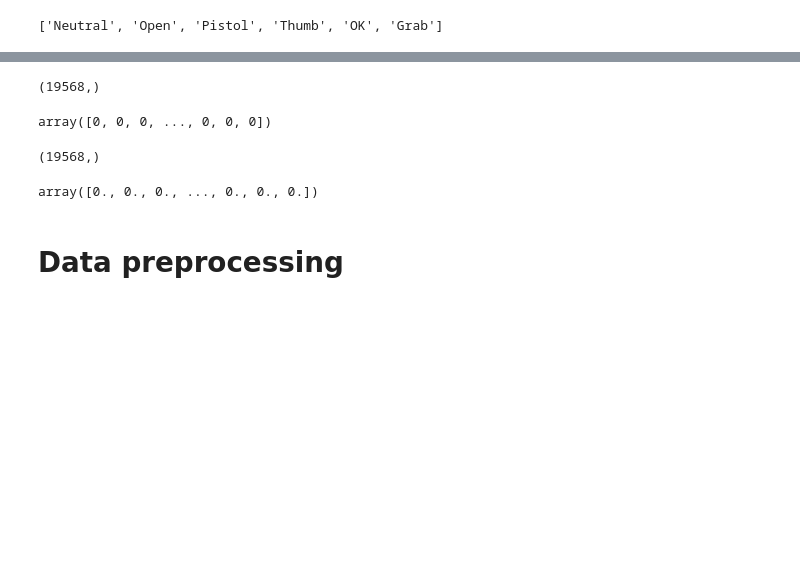
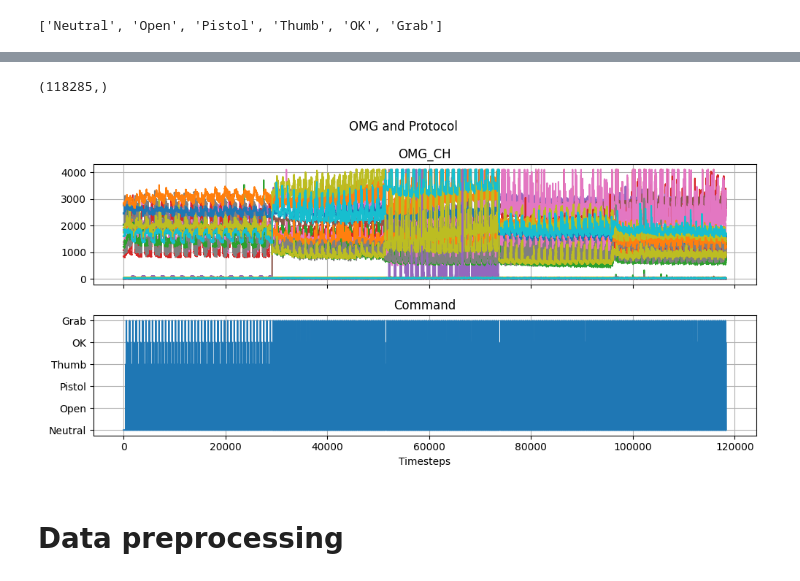
Before and after one commit to DenisBaburin/motorika_internship_team2, a Jupyter notebook: main.ipynb, the cells around one changed output, grey strips where cells are left out. Saved outputs shown, nothing was run; the diff lists cells and outputs as text; code cells hidden in the pictures; blank space fills up the shorter version.

```diff
--- a/main.ipynb
+++ b/main.ipynb
@@ -164,0 +189,4 @@ gestures.head()
+# %%
+gestures = read_X(palm_files)
+print(gestures.shape)
+gestures.head()
@@ -309,19 +352,29 @@ Name: gesture, Length: 181, dtype: int32
 # %%
 # Расширенный целевой признак
-y_cmd = np.array([gestures_protocol['gesture'].loc[s] for s in gestures['SYNC'].values])
+np.warnings.filterwarnings('ignore', category=np.VisibleDeprecationWarning)
+y_cmd = np.array([gestures_protocol['gesture'].iloc[s] for s in gestures['SYNC'].values]).flatten()
 print(y_cmd.shape)
-y_cmd
 # %% [output]
-(19568,)
+(118285,)
-array([0, 0, 0, ..., 0, 0, 0])
-# %%
-# Расширенный признак поворота руки
-y_pronation = np.array([gestures_protocol['Pronation'].loc[s] for s in gestures['SYNC'].values])
-print(y_pronation.shape)
-y_pronation
-# %% [output]
-(19568,)
-array([0., 0., 0., ..., 0., 0., 0.])
+# %%
+fig, axx = plt.subplots(2, 1, sharex=True, figsize=(10, 5))
+
+plt.sca(axx[0])
+plt.plot(gestures[OMG_CH].values)
+plt.grid()
+plt.title('OMG_CH')
+
+plt.sca(axx[1])
+plt.plot(y_cmd)
+plt.grid()
+plt.yticks(np.arange(len(GESTURES)), GESTURES)
+plt.title('Command')
+plt.xlabel('Timesteps')
+
+plt.suptitle('OMG and Protocol')
+plt.tight_layout()
+# %% [output]
+[figure, added]
 # %% [markdown]
 # Data preprocessing
 # %%
```
Also changed, not shown: parts of 52 cells of this notebook, 1 other file.
